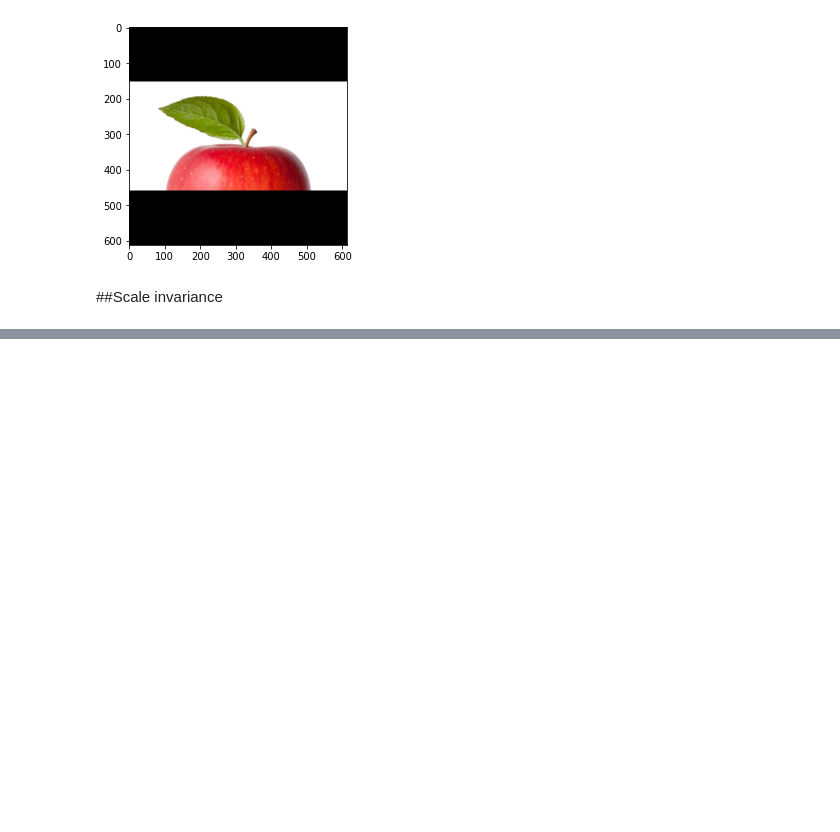
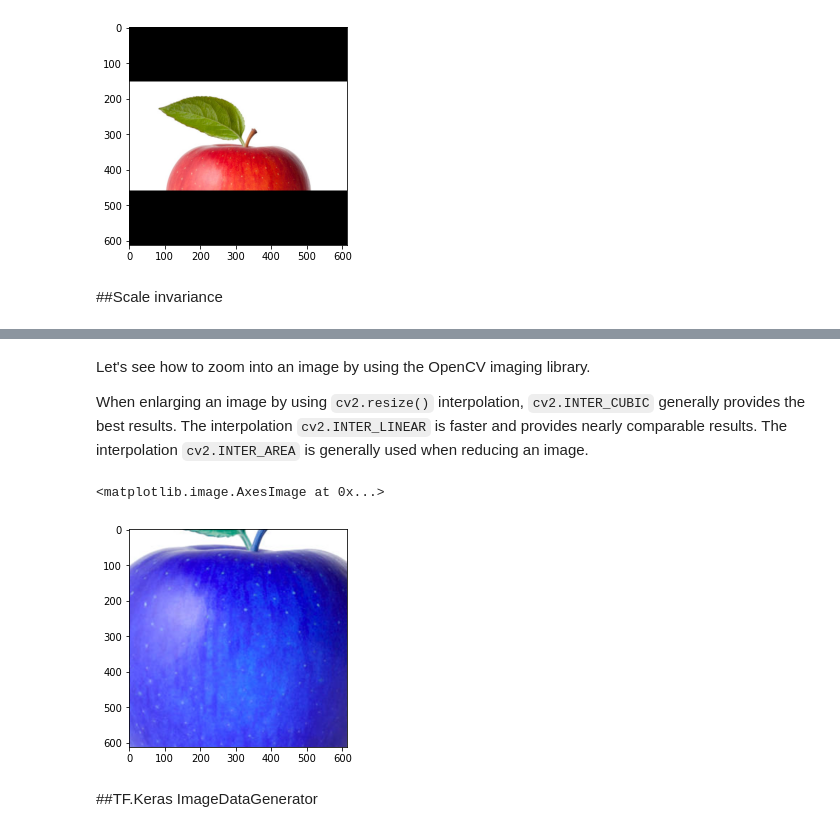
Before and after one commit to rahiakela/computer-vision-research-and-practice, a Jupyter notebook: deep-learning-patterns-and-practices/4-training-fundamentals/invariance_fundamentals.ipynb, the cells around one changed output, grey strips where cells are left out. Saved outputs shown, nothing was run; the diff lists cells and outputs as text; code cells hidden in the pictures; blank space fills up the shorter version.

```diff
--- a/deep-learning-patterns-and-practices/4-training-fundamentals/invariance_fundamentals.ipynb
+++ b/deep-learning-patterns-and-practices/4-training-fundamentals/invariance_fundamentals.ipynb
@@ -344,0 +391,33 @@ plt.imshow(image)
+# %% [markdown]
+Let's see how to zoom into an image by using the
+OpenCV imaging library.
+
+When enlarging an image by using `cv2.resize()` interpolation,
+`cv2.INTER_CUBIC` generally provides the best results. The interpolation
+`cv2.INTER_LINEAR` is faster and provides nearly comparable results. The interpolation
+`cv2.INTER_AREA` is generally used when reducing an image.
+# %%
+image = cv2.imread("apple.jpg")
+
+zoom = 2
+
+# Remembers the original height, width of the image
+height, width = image.shape[:2]
+
+# Finds the center of the scaled image
+center = (image.shape[0] // 2, image.shape[1] // 2)
+z_height = int(height // zoom)
+z_width = int(width // zoom)
+
+# Slices (cuts out) the zoomed image by forming a crop bounding box
+image = image[(center[0] - z_height // 2) : (center[0] + z_height // 2), (center[1] - z_width // 2) : (center[1] + z_width // 2)]
+
+# Resizes (enlarges) the cropped image back to the original size
+image = cv2.resize(image, (width, height), interpolation=cv2.INTER_CUBIC)
+
+plt.imshow(image)
+# %% [output]
+<matplotlib.image.AxesImage at 0x...>
+[figure, added]
+# %% [markdown]
+##TF.Keras ImageDataGenerator
```
Also changed, not shown: parts of 4 cells of this notebook.
